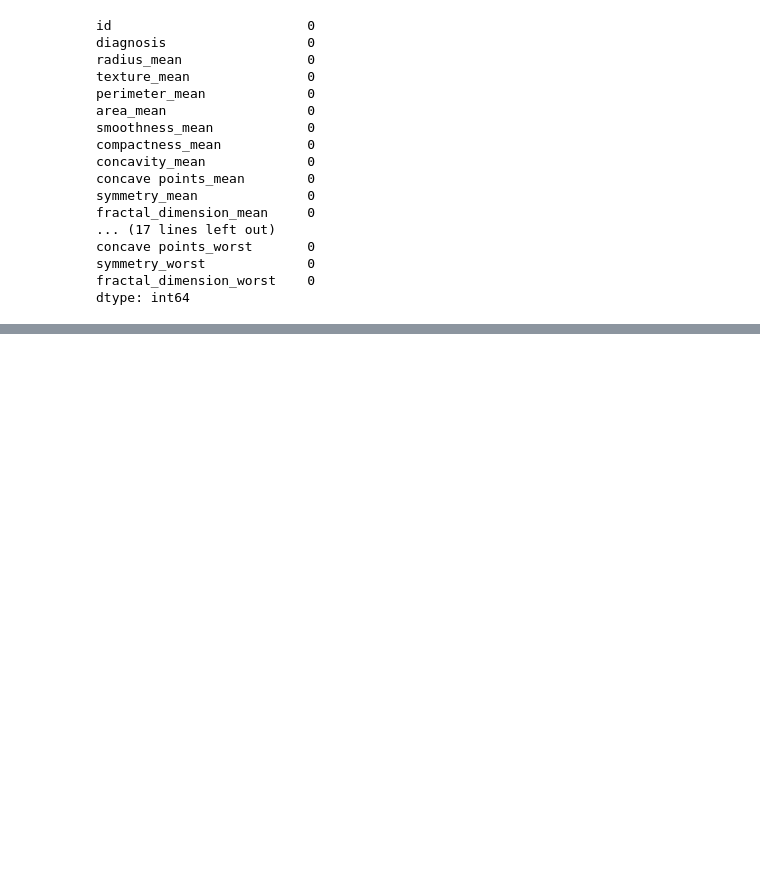
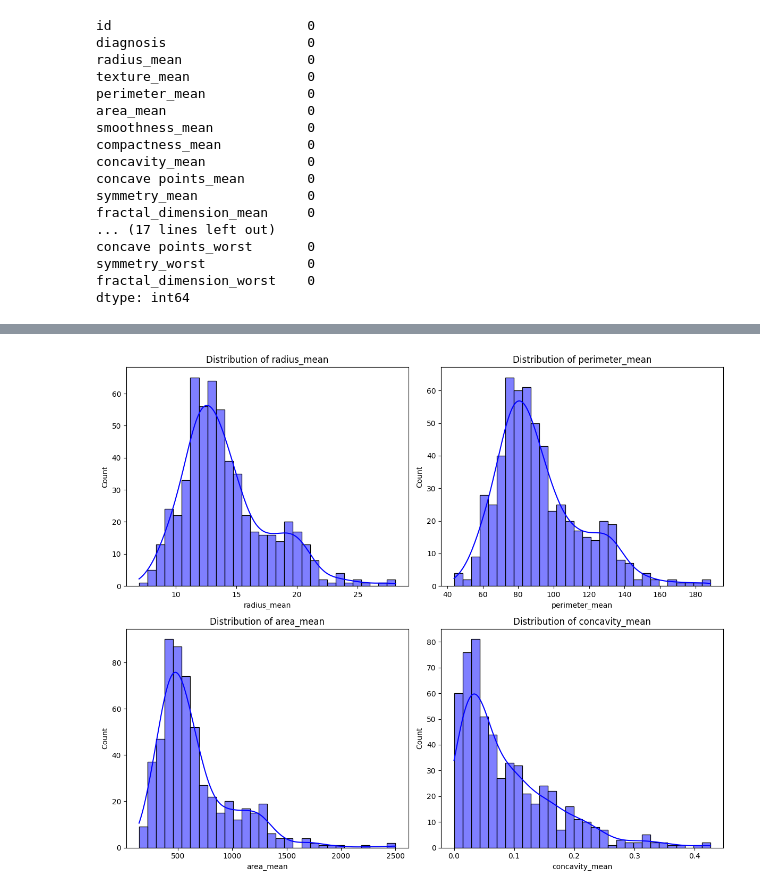
Before and after one commit to Emily-Ngahu/Predicting-Cancer-Diagnosis-using-Classification-Models, a Jupyter notebook: Breast_cancer_classification.ipynb, the cells around one changed output, grey strips where cells are left out. Drawn from its saved outputs; the diff is of its cells as text; code cells hidden in the pictures; blank space fills up the shorter version.

```diff
--- a/Breast_cancer_classification.ipynb
+++ b/Breast_cancer_classification.ipynb
@@ -86,0 +115,24 @@ import seaborn as sns
+# %%
+#What are the distributions of key features like radius_mean, perimeter_mean, area_mean, and concavity_mean?
+# Distribution plot for radius_mean
+# List of key features to plot
+key_features = ['radius_mean', 'perimeter_mean', 'area_mean', 'concavity_mean']
+
+# 2x2 grid of subplots
+fig, axes = plt.subplots(2, 2, figsize=(12, 10))
+
+# Flatten the axes for easier iteration
+axes = axes.flatten()
+
+# Loop through key features and plot each in the grid
+for i, feature in enumerate(key_features):
+    sns.histplot(df[feature], kde=True, bins=30, ax=axes[i], color='blue')
+    axes[i].set_title(f'Distribution of {feature}')
+
+# Adjust layout to avoid overlapping plots
+plt.tight_layout()
+
+# Show the grid of plots
+plt.show()
+# %% [output]
+[figure, added]
```
Also changed, not shown: parts of 14 cells of this notebook.
